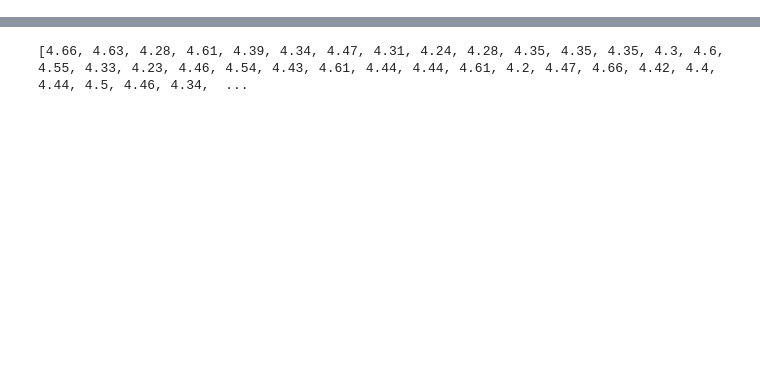
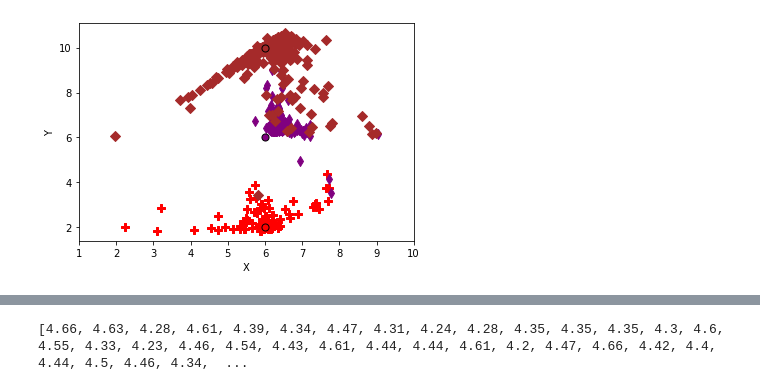
Before and after one commit to EnergyFall266/Localizador-Bluetooth, a Jupyter notebook: graficos.ipynb, the cells around one changed output, grey strips where cells are left out. Saved outputs shown, nothing was run; the diff lists cells and outputs as text; code cells hidden in the pictures; blank space fills up the shorter version.

```diff
--- a/graficos.ipynb
+++ b/graficos.ipynb
@@ -426,0 +527,41 @@ plt.show()
+# %%
+import matplotlib.pyplot as plt
+log = plt.scatter(Rx61, Ry22, c ="red",
+			linewidths = 1,
+			marker ="P",
+			s = 50)
+
+log = plt.scatter(Rx62, Ry62, c ="purple",
+			linewidths = 1,
+			marker ="d",
+			s = 50)
+
+log = plt.scatter(Rx63, Ry102, c ="brown",
+			linewidths = 1,
+			marker ="D",
+			s = 50)
+
+log = plt.scatter(coordX61, coordY22, c ="red",
+			linewidths = 1,
+			marker ="o",
+			edgecolors='black',
+			s = 50)
+
+log = plt.scatter(coordX62, coordY62, c ="purple",
+			linewidths = 1,
+			marker ="o",
+			edgecolors='black',
+			s = 50)
+
+log = plt.scatter(coordX63, coordY102, c ="brown",
+			linewidths = 1,
+			marker ="o",
+			edgecolors='black',
+			s = 50)
+plt.xlim(1,10)
+plt.xlabel("X")
+plt.ylabel("Y")
+
+plt.show()
+# %% [output]
+[figure, added]
```
Also changed, not shown: parts of 6 cells of this notebook.
